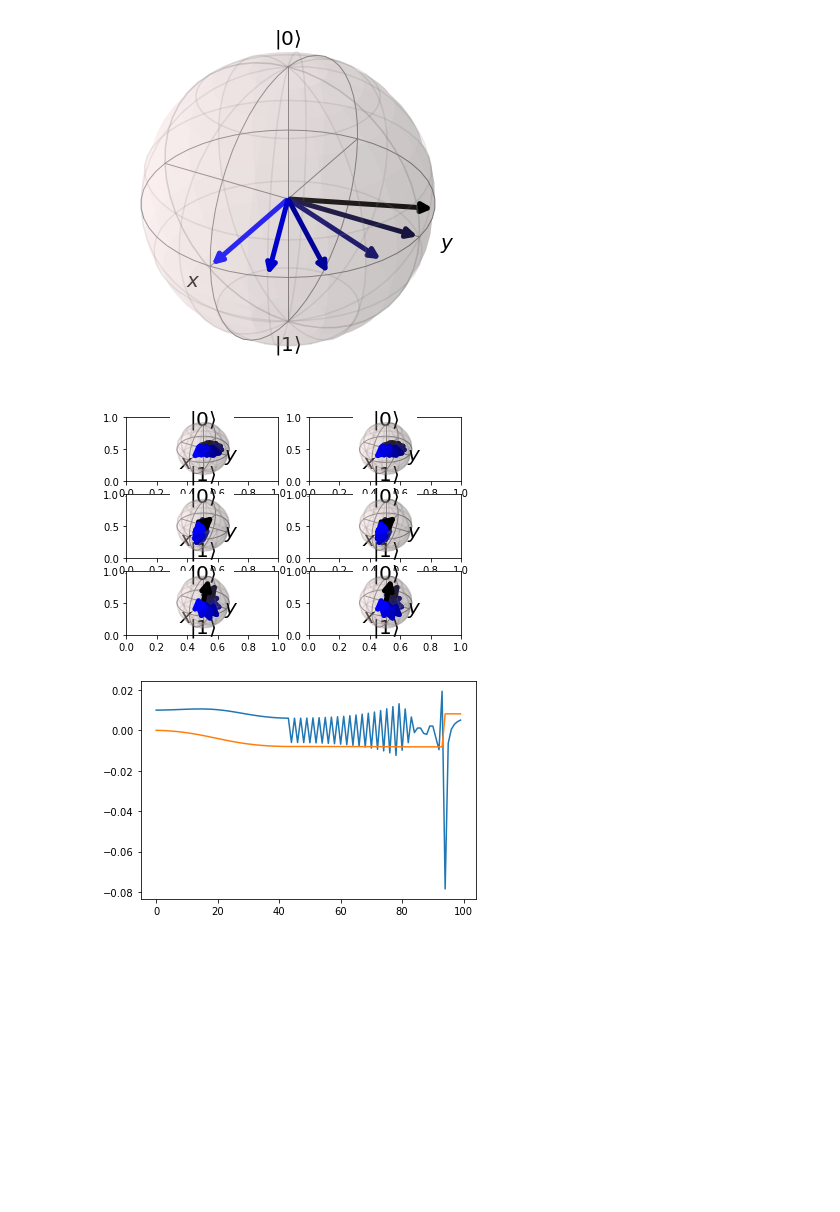
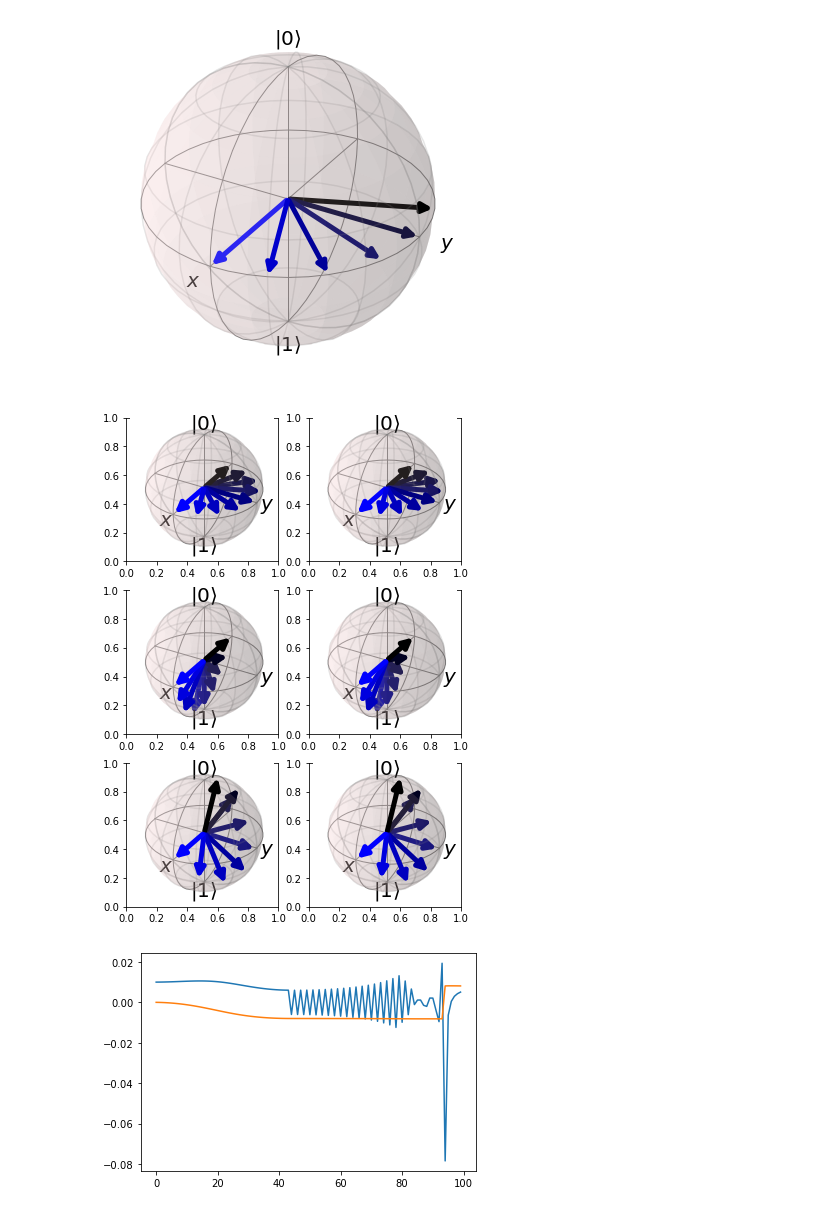
Before and after one commit to Sultanow/quantum, a Jupyter notebook: bloch_sphere/rotate_su2_qiskit_eldar-sultanow.ipynb, the cells around one changed output. Saved outputs shown, nothing was run; the diff lists cells and outputs as text; code cells hidden in the pictures; blank space fills up the shorter version.

```diff
--- a/bloch_sphere/rotate_su2_qiskit_eldar-sultanow.ipynb
+++ b/bloch_sphere/rotate_su2_qiskit_eldar-sultanow.ipynb
@@ -200,7 +200,7 @@ _bloch.render()
 [figure]
 # %%
 #fig = plt.figure(figsize = [6, 9])
-fig, ax = plt.subplots(nrows=3, ncols=2)
+fig, ax = plt.subplots(figsize = [6, 9], nrows=3, ncols=2)
 
 # Values are in fractions of figure width and height:
 positions = [
@@ -209,34 +209,34 @@ positions = [
     [0, 0.333],
     [0.5, 0.333],
     [0, 0.667],
     [0.5, 0.667],
 ]
 
 rotations = [[0, 0, pi/8], [0, 0, pi/8], [0, pi/8, 0], [0, pi/8, 0], [0, pi/8, pi/8], [0, pi/8, pi/8]]
 start_vec = [1, 0, 0]
 num_iterations = 8
 
 for m, rotation in enumerate(rotations):
     #ax = fig.add_axes([positions[m][0], positions[m][1], 0.5, 0.333], axes_class = Axes3D)
     ax = fig.add_subplot(320+(m+1), axes_class = Axes3D)
     rot_x = rotation[0]
     rot_y = rotation[1]
     rot_z = rotation[2]
     _bloch = Bloch(axes=ax)
     _bloch.vector_color = get_gradient_colors([0, 0, 1], num_iterations)
     sv = []
     vec = start_vec
     sv.append(vec)
     for i in range(num_iterations):
         M_q_rotated = rn_su2_euler(vec, rot_x, rot_y, rot_z)
         (ϕ_rotated, θ_rotated) = extract_angles(M_q_rotated)
         vec = np.array(to_cartesian([1, ϕ_rotated, θ_rotated]))
         sv.append(vec)
 
     _bloch.add_vectors(sv)
     _bloch.render()
 # %% [output]
-[figure, old version]
+[figure, new version]
 # %%
 import matplotlib.pyplot as plt
 
```
